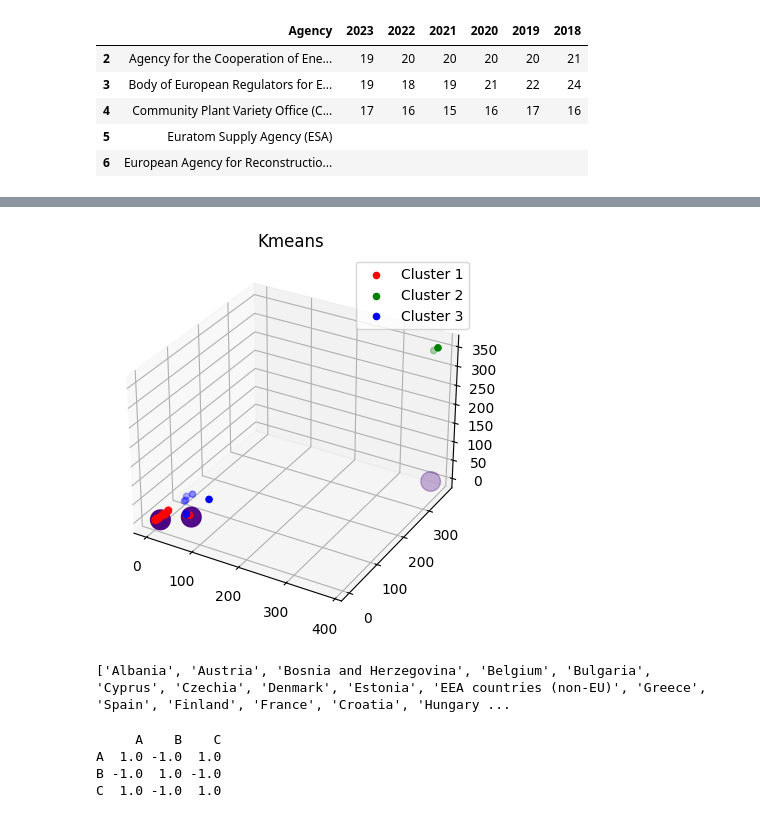
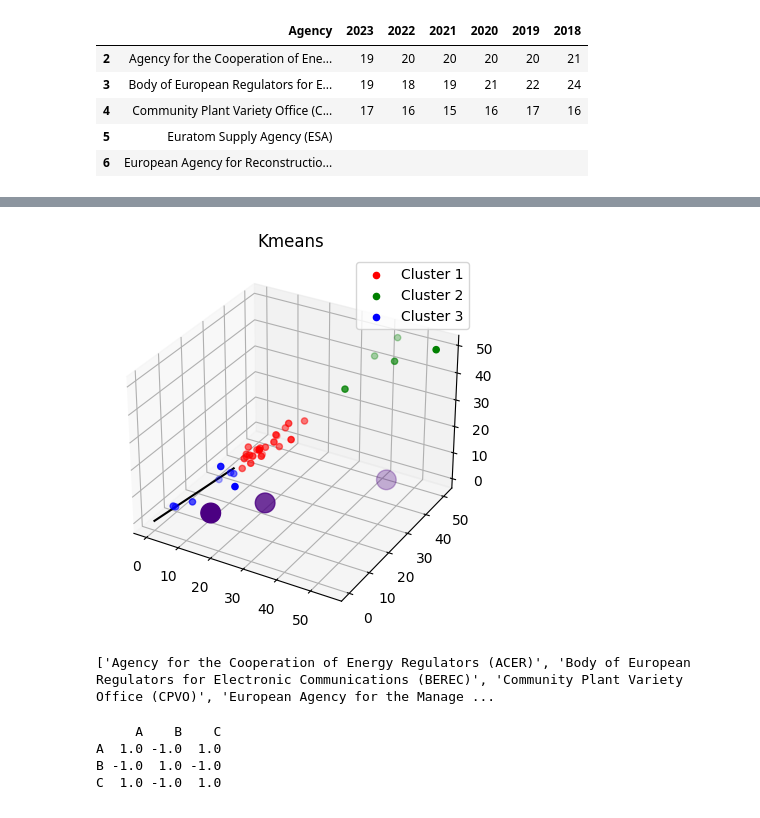
Before and after one commit to alicepicco333/wipEU, a Jupyter notebook: technical_analysis/cluster.ipynb, the cells around one changed output, grey strips where cells are left out. Drawn from its saved outputs; the diff is of its cells as text; code cells hidden in the pictures.

```diff
--- a/technical_analysis/cluster.ipynb
+++ b/technical_analysis/cluster.ipynb
@@ -130,8 +154,14 @@ import numpy as np
 import matplotlib.pyplot as plt
 import seaborn as sns
 from sklearn import cluster
-
-X = df_women_research_fundings.iloc[:,1:].values
+cols = ['2023', '2022', '2021', '2020', '2019', '2018']
+df_public_adm_women[cols] = df_public_adm_women[cols].apply(pd.to_numeric, errors='coerce')
+# df_women_research_fundings = df_women_research_fundings.dropna()
+df_public_adm_women = df_public_adm_women.dropna()
+# df_women_research_fundings = df_women_research_fundings.reset_index(drop=True)
+df_public_adm_women = df_public_adm_women.reset_index(drop=True)
+# X = df_women_research_fundings.iloc[:,1:].values
+X = df_public_adm_women.iloc[:,1:].values
 
 # Apply elbow method to understand the number of cluster
 
@@ -153,35 +183,39 @@ plt.show()
 k_means_optimum = cluster.KMeans(n_clusters = 3, init = 'k-means++',  random_state=42)
 y = k_means_optimum.fit_predict(X)
 
-df_women_research_fundings['cluster'] = y
+# df_women_research_fundings['cluster'] = y
+df_public_adm_women['cluster'] = y
 # %%
-data1 = df_women_research_fundings[df_women_research_fundings.cluster==0]
-data2 = df_women_research_fundings[df_women_research_fundings.cluster==1]
-data3 = df_women_research_fundings[df_women_research_fundings.cluster==2]
+# data1 = df_women_research_fundings[df_women_research_fundings.cluster==0]
+# data2 = df_women_research_fundings[df_women_research_fundings.cluster==1]
+# data3 = df_women_research_fundings[df_women_research_fundings.cluster==2]
+data1 = df_public_adm_women[df_public_adm_women.cluster==0]
+data2 = df_public_adm_women[df_public_adm_women.cluster==1]
+data3 = df_public_adm_women[df_public_adm_women.cluster==2]
 
 kplot = plt.axes(projection='3d')
 xline = np.linspace(0, 15, 1000)
 yline = np.linspace(0, 15, 1000)
 zline = np.linspace(0, 15, 1000)
 kplot.plot3D(xline, yline, zline, 'black')# Data for three-dimensional scattered points
 kplot.scatter3D(data1['2023'], data1['2022'], data1['2021'], c='red', label='Cluster 1')
 kplot.scatter3D(data2['2023'], data2['2022'], data2['2021'],c ='green', label = 'Cluster 2')
 kplot.scatter3D(data3['2023'], data3['2022'], data3['2021'], c='blue', label = 'Cluster 3')
 plt.scatter(k_means_optimum.cluster_centers_[:,0], k_means_optimum.cluster_centers_[:,1], color = 'indigo', s = 200)
 plt.legend()
 plt.title("Kmeans")
 plt.show()
 # %% [output]
-[figure, old version]
+[figure, new version]
 # %%
 def getMemberCluster(df, html=None):
     outputList = []
     for idx, row in df.iterrows():
         if html:
-            region = str("<li>" + str(row["Geographic region"]) + "</li>")
+            region = str("<li>" + str(row["Agency"]) + "</li>")
             outputList.append(region)
         else:
-            outputList.append(row["Geographic region"])
+            outputList.append(row["Agency"])
     if html:
         outputStr = ""
         for el in outputList:
@@ -192,7 +226,7 @@ def getMemberCluster(df, html=None):
 
 print(getMemberCluster(data1))
 # %% [output]
-['Albania', 'Austria', 'Bosnia and Herzegovina', 'Belgium', 'Bulgaria', 'Cyprus', 'Czechia', 'Denmark', 'Estonia', 'EEA countries (non-EU)', 'Greece', 'Spain', 'Finland', 'France', 'Croatia', 'Hungary ...
+['Agency for the Cooperation of Energy Regulators (ACER)', 'Body of European Regulators for Electronic Communications (BEREC)', 'Community Plant Variety Office (CPVO)', 'European Agency for the Manage ...
 # %%
 import pandas as pd
 
```
Also changed, not shown: parts of 5 cells of this notebook, 2 other files.
